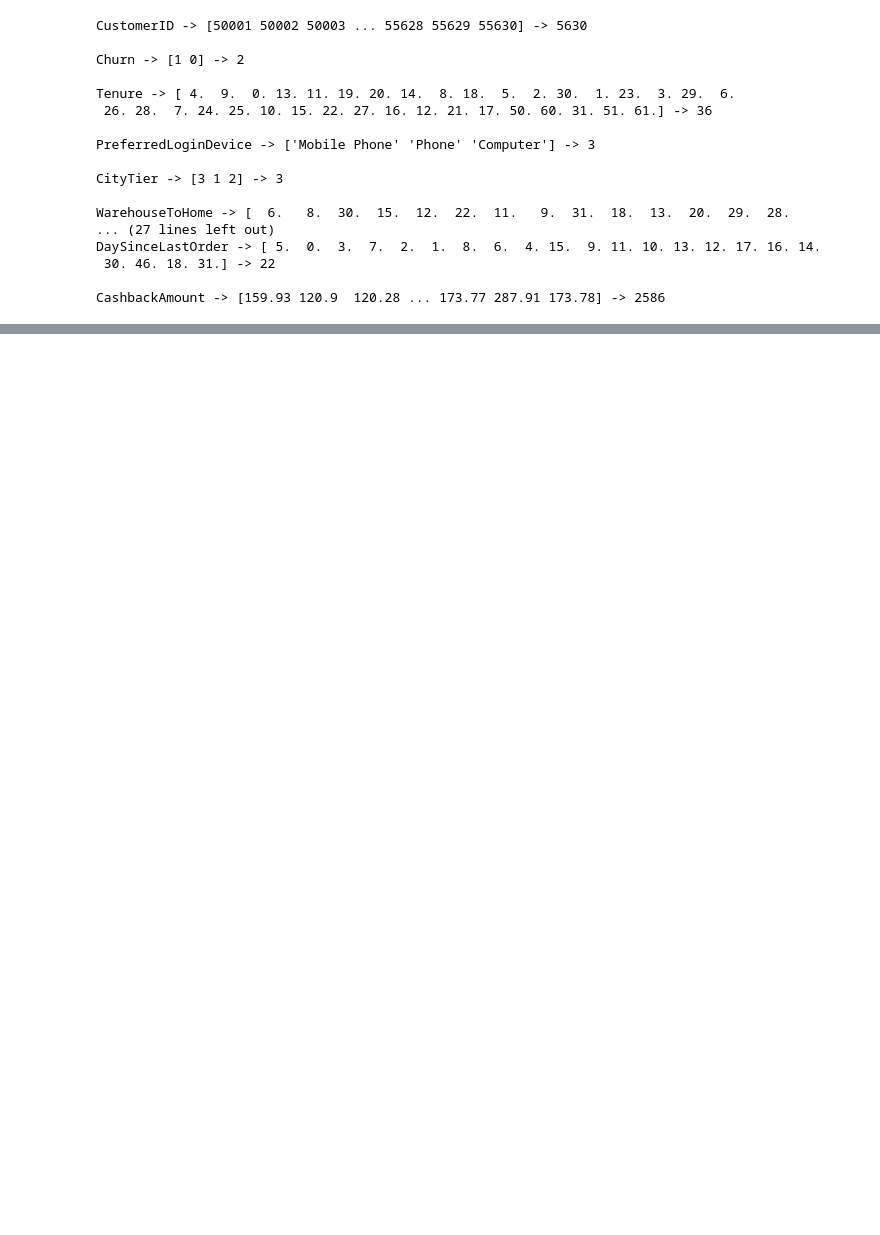
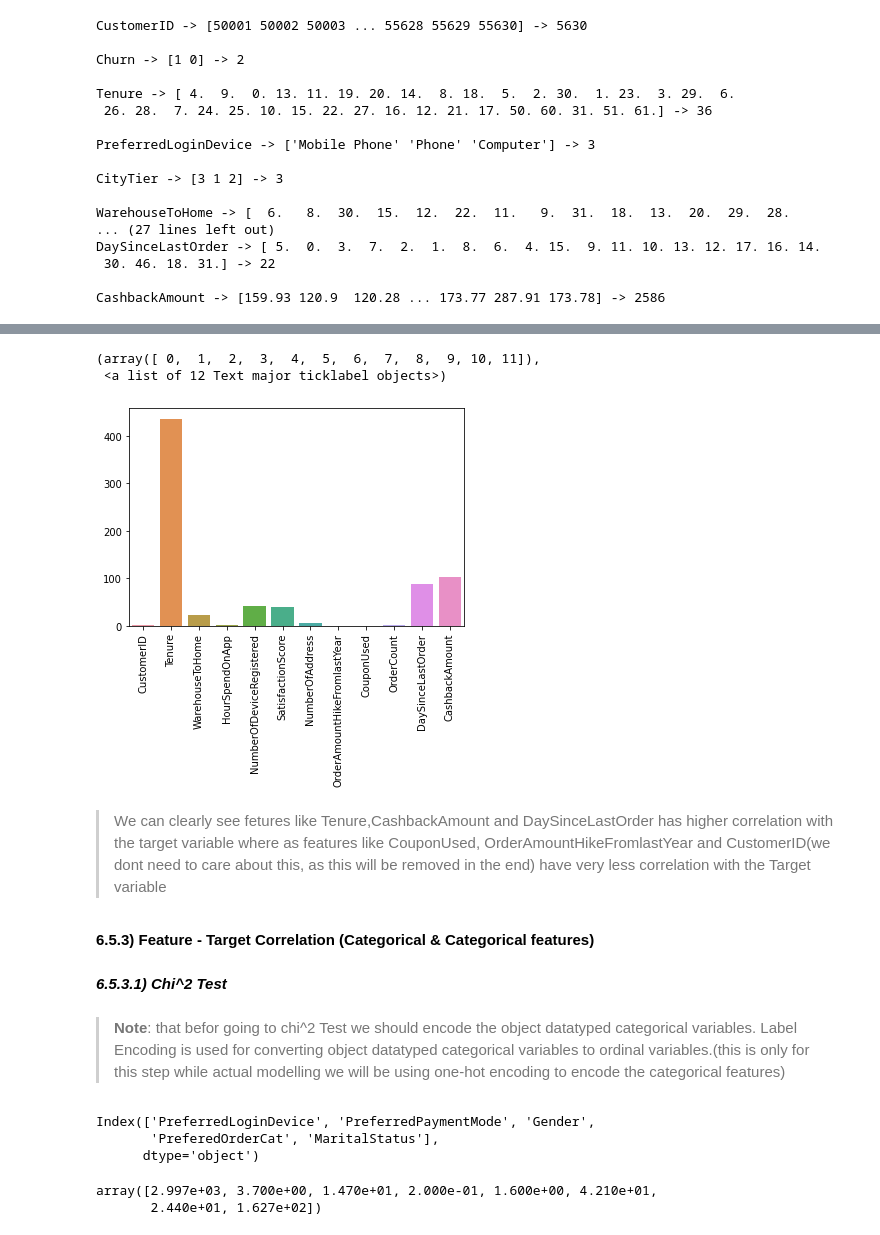
Before and after one commit to vijaylokith/Customer-Churn-Prediction, a Jupyter notebook: Customer_churn_prediction_ecommerce.ipynb, the cells around one changed output, grey strips where cells are left out. Saved outputs shown, nothing was run; the diff lists cells and outputs as text; code cells hidden in the pictures; blank space fills up the shorter version.

```diff
--- a/Customer_churn_prediction_ecommerce.ipynb
+++ b/Customer_churn_prediction_ecommerce.ipynb
@@ -427,0 +568,2 @@ CashbackAmount -> [159.93 120.9  120.28 ... 173.77 287.91 173.78] -> 2586
+# %%
+f_value,p_value = f_classif(train_df[numerical_features], y_train)
@@ -427,0 +588,24 @@ CashbackAmount -> [159.93 120.9  120.28 ... 173.77 287.91 173.78] -> 2586
+# %%
+bar = sns.barplot(x = numerical_features,y=f_value)
+plt.xticks(rotation=90)
+# %% [output]
+(array([ 0,  1,  2,  3,  4,  5,  6,  7,  8,  9, 10, 11]),
+ <a list of 12 Text major ticklabel objects>)
+[figure, added]
+# %% [markdown]
+> We can clearly see fetures like Tenure,CashbackAmount and DaySinceLastOrder has higher correlation with the target variable where as features like CouponUsed, OrderAmountHikeFromlastYear and CustomerID(we dont need to care about this, as this will be removed in the end) have very less correlation with the Target variable
+# %% [markdown]
+**6.5.3) Feature - Target Correlation (Categorical & Categorical features)**
+# %% [markdown]
+***6.5.3.1) Chi^2 Test***
+# %% [markdown]
+> **Note**: that befor going to chi^2 Test we should encode the object datatyped categorical variables. Label Encoding is used for converting object datatyped categorical variables to ordinal variables.(this is only for this step while actual modelling we will be using one-hot encoding to encode the categorical features)
+# %%
+df4 = train_df.copy()
+df5 = cv_df.copy()
+object_list = df4.select_dtypes(include = "object").columns
+object_list
+# %% [output]
+Index(['PreferredLoginDevice', 'PreferredPaymentMode', 'Gender',
+       'PreferedOrderCat', 'MaritalStatus'],
+      dtype='object')
@@ -427,0 +616,8 @@ CashbackAmount -> [159.93 120.9  120.28 ... 173.77 287.91 173.78] -> 2586
+# %%
+skb = SelectKBest(score_func=chi2,k="all")
+chi= skb.fit(df4[categorical_features],y_train)
+chi_score = chi.scores_.round(1)
+chi_score
+# %% [output]
+array([2.997e+03, 3.700e+00, 1.470e+01, 2.000e-01, 1.600e+00, 4.210e+01,
+       2.440e+01, 1.627e+02])
```
Also changed, not shown: parts of 70 cells of this notebook.
